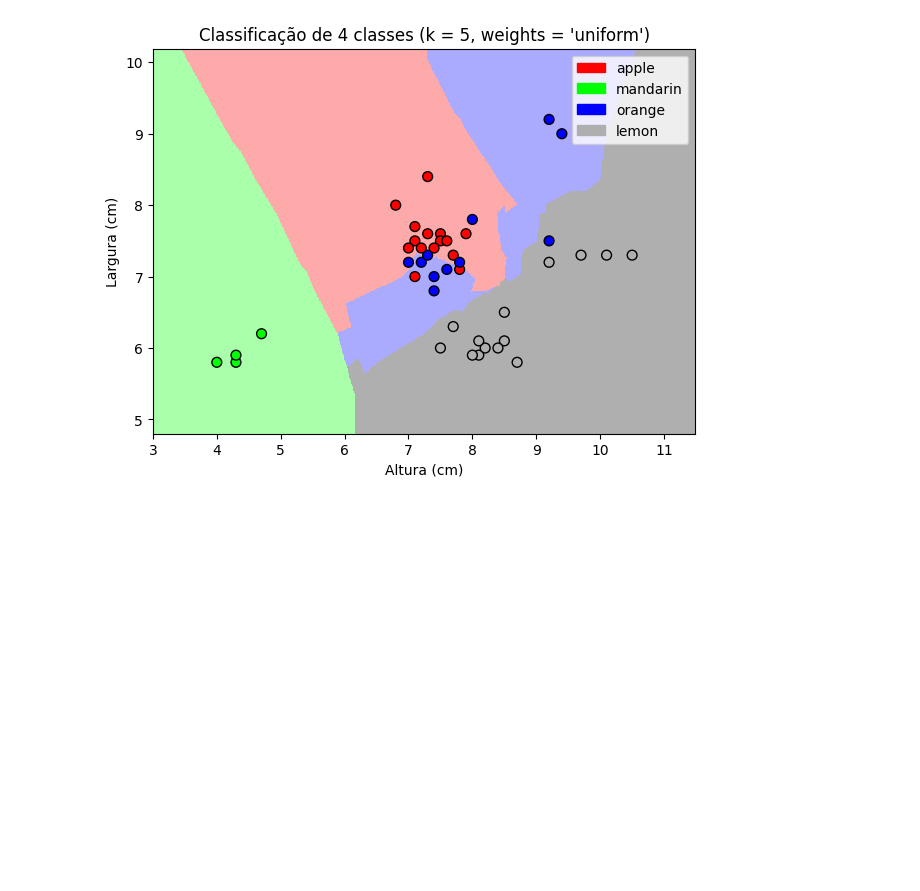
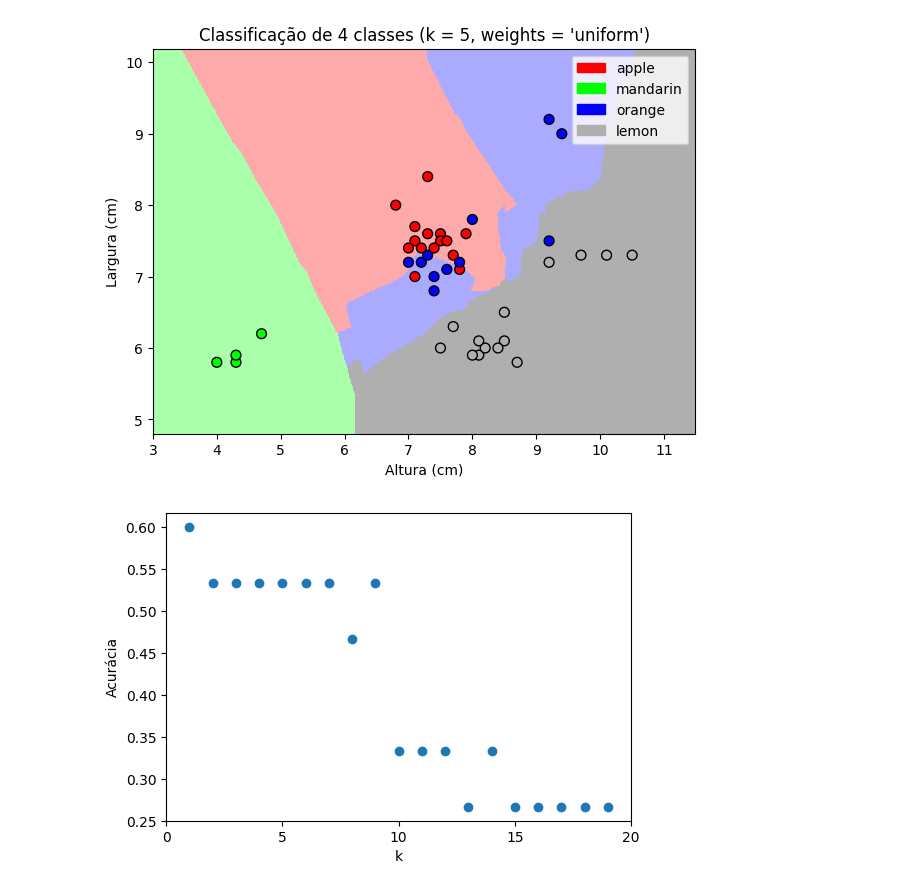
Before and after one commit to IIIL4KIII/Machine-Learning, a Jupyter notebook: Mod_1/Week_1.ipynb, the cells around one changed output. Saved outputs shown, nothing was run; the diff lists cells and outputs as text; code cells hidden in the pictures; blank space fills up the shorter version.

```diff
--- a/Mod_1/Week_1.ipynb
+++ b/Mod_1/Week_1.ipynb
@@ -148,8 +148,19 @@ plot_fruit_knn(X_train, y_train, 5, 'uniform')
 # %%
 # Avaliando diferentes valores de k e vendo como isso afeta a predictabilidade do algoritmo.
 
-# k_range = range(1, 20)
-# score = []
+k_range = range(1, 20)
+scores = []
 
-# for k in k_range:
-#     knn = KNeighborsClassifier()
+for k in k_range:
+    knn = neighbors.KNeighborsClassifier(n_neighbors = k)
+    knn.fit(X_train, y_train)
+    scores.append(knn.score(X_test, y_test))
+
+plt.figure(figsize=(6,4))
+plt.xlabel('k')
+plt.ylabel('Acurácia')
+plt.scatter(k_range, scores)
+plt.xticks([i * 5 for i in range(5)])
+plt.show()
+# %% [output]
+[figure, added]
```
Also changed, not shown: parts of 3 cells of this notebook, 3 other files.
